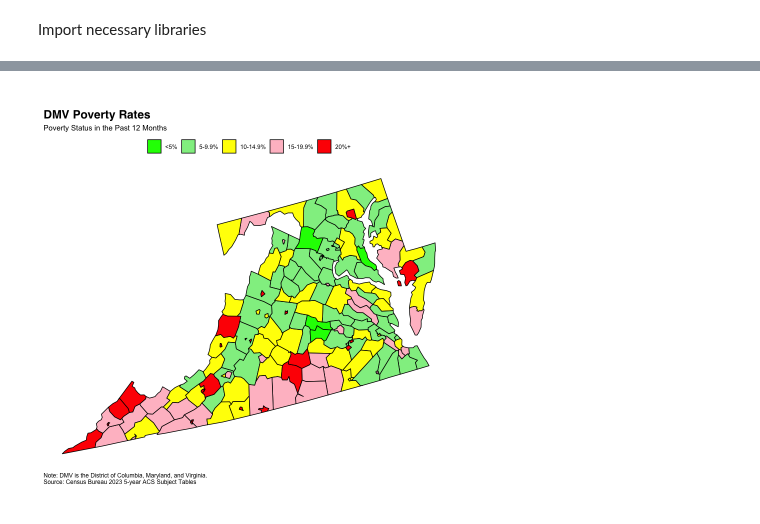
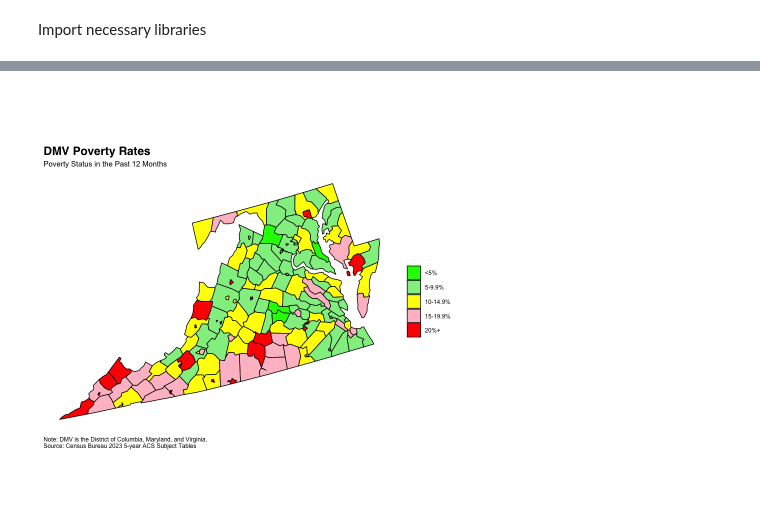
Before and after one commit to maha4028/economic-charting, a Jupyter notebook: code/poverty.ipynb, the cells around one changed output, grey strips where cells are left out. Drawn from its saved outputs; the diff is of its cells as text; code cells hidden in the pictures.

Commit message:
right align legend

```diff
--- a/code/poverty.ipynb
+++ b/code/poverty.ipynb
@@ -66,30 +54,30 @@ acs_subject <- acs_subject %>%
 # %%
 dmv_poverty <- plot_usmap("counties", include = c("VA", "DC", "MD"), data = acs_subject, values = "bracket") +
   scale_fill_manual(
     name = NULL,
     values = c(
       "<5%" = "green",
       "5-9.9%" = "lightgreen",
       "10-14.9%" = "yellow",
       "15-19.9%" = "pink",
       "20%+" = "red"
     )
   ) +
   labs(
     title = "DMV Poverty Rates",
     subtitle = "Poverty Status in the Past 12 Months",
     caption = 'Note: DMV is the District of Columbia, Maryland, and Virginia.\nSource: Census Bureau 2023 5-year ACS Subject Tables'
        ) +
   theme(
     panel.background=element_blank(),
-    legend.position = "top",
+    legend.position = "right",
     plot.caption = element_text(hjust = 0),
     plot.title = element_text(family = "Helvetica", face = "bold", size = 14)
     )
 
   dmv_poverty
 # %% [output]
-[figure, old version]
+[figure, new version]
 # %%
 ggsave(
   "../plots/dmv_poverty.png",
```
Also changed, not shown: parts of 1 cell of this notebook.
